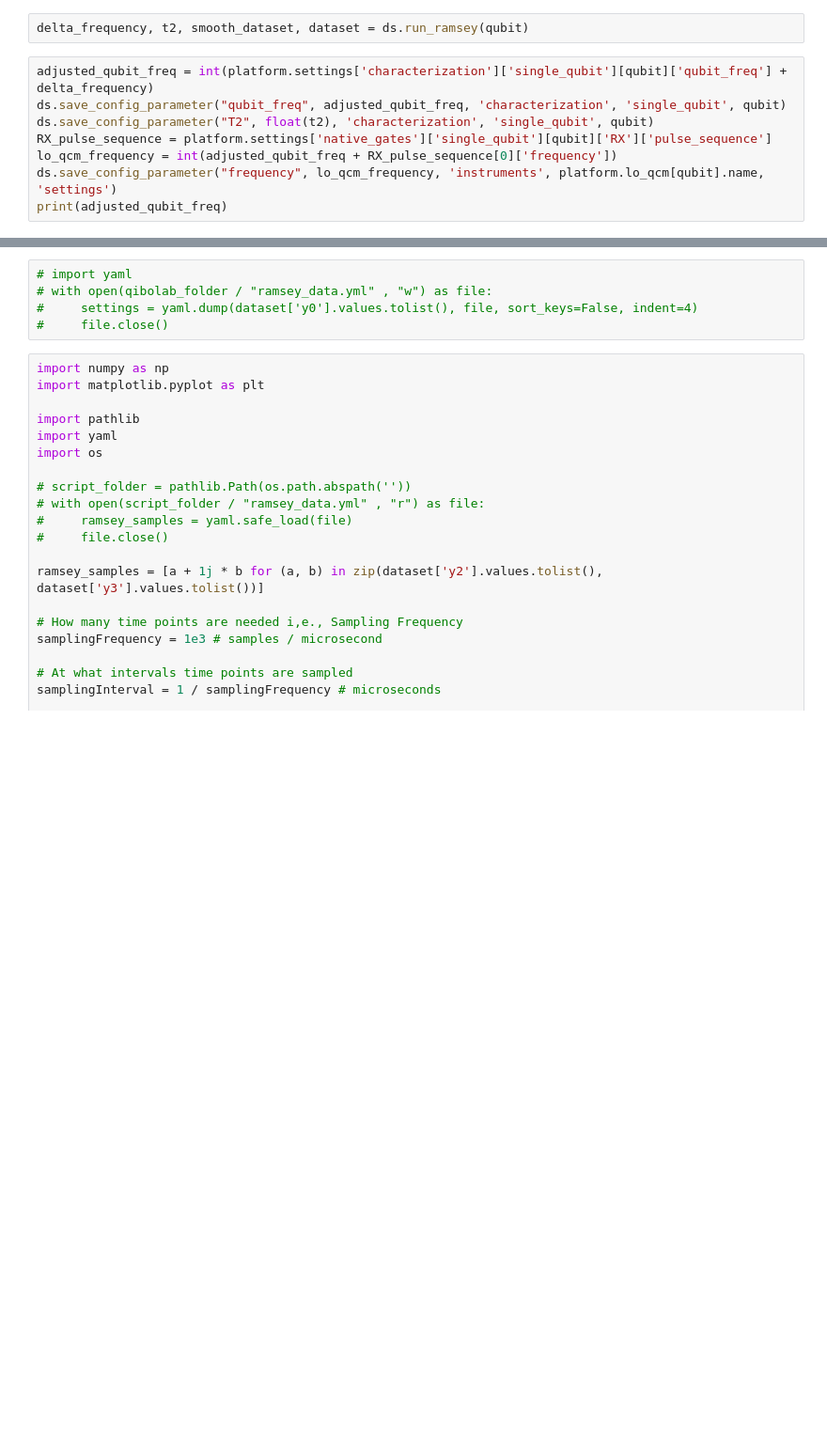
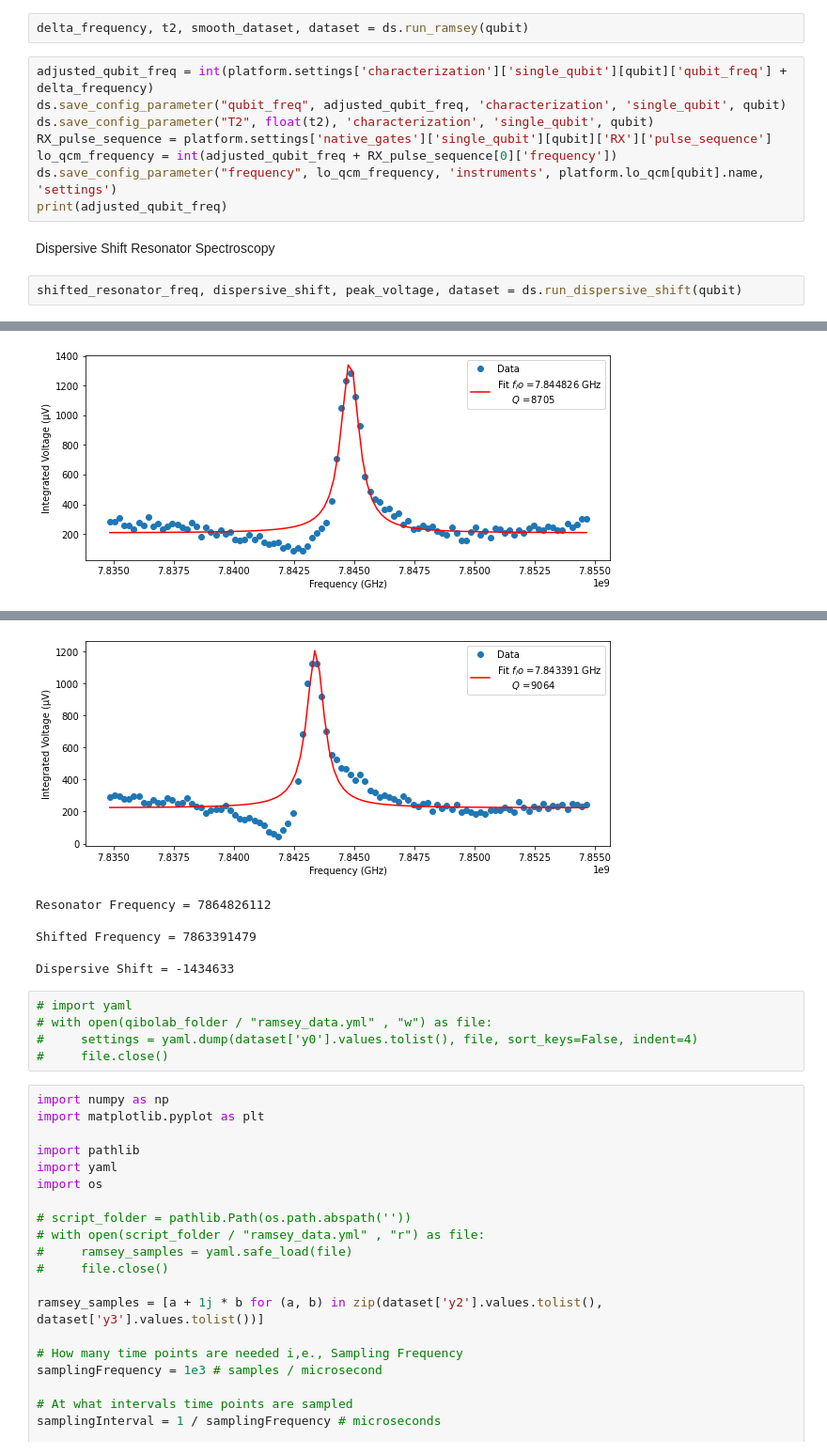
Before and after one commit to qiboteam/qibolab, a Jupyter notebook: examples/tii/diagnostics.ipynb, the cells around one changed output, grey strips where cells are left out. Shown at 94% size. Cells and saved outputs as stored; diff of their text form; blank space fills up the shorter version.

Commit message:
ramsey debug, disersive shift & latest runcard params

```diff
--- a/examples/tii/diagnostics.ipynb
+++ b/examples/tii/diagnostics.ipynb
@@ -122,3 +106,8 @@ RX_pulse_sequence = platform.settings['native_gates']['single_qubit'][qubit]['RX
 lo_qcm_frequency = int(adjusted_qubit_freq + RX_pulse_sequence[0]['frequency'])
 ds.save_config_parameter("frequency", lo_qcm_frequency, 'instruments', platform.lo_qcm[qubit].name, 'settings')
 print(adjusted_qubit_freq)
+# %% [markdown]
+Dispersive Shift Resonator Spectroscopy
+# %%
+shifted_resonator_freq, dispersive_shift, peak_voltage, dataset = ds.run_dispersive_shift(qubit)
+# %% [output]
@@ -124,0 +117 @@ print(adjusted_qubit_freq)
+[figure, added]
@@ -125,3 +121,9 @@ print(adjusted_qubit_freq)
+[figure, added]
+Resonator Frequency = 7864826112
+
+Shifted Frequency = 7863391479
+
+Dispersive Shift = -1434633
 # %%
 # import yaml
 # with open(qibolab_folder / "ramsey_data.yml" , "w") as file:
```
Also changed, not shown: parts of 8 cells of this notebook, 3 other files.
